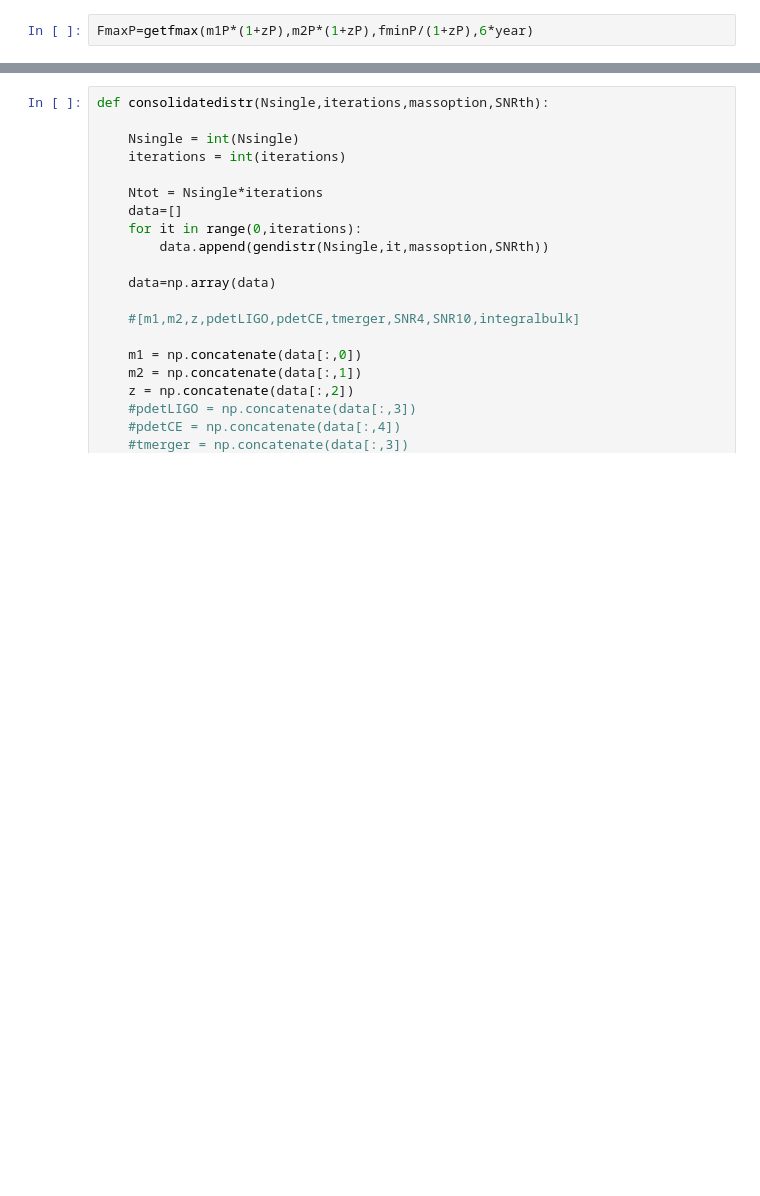
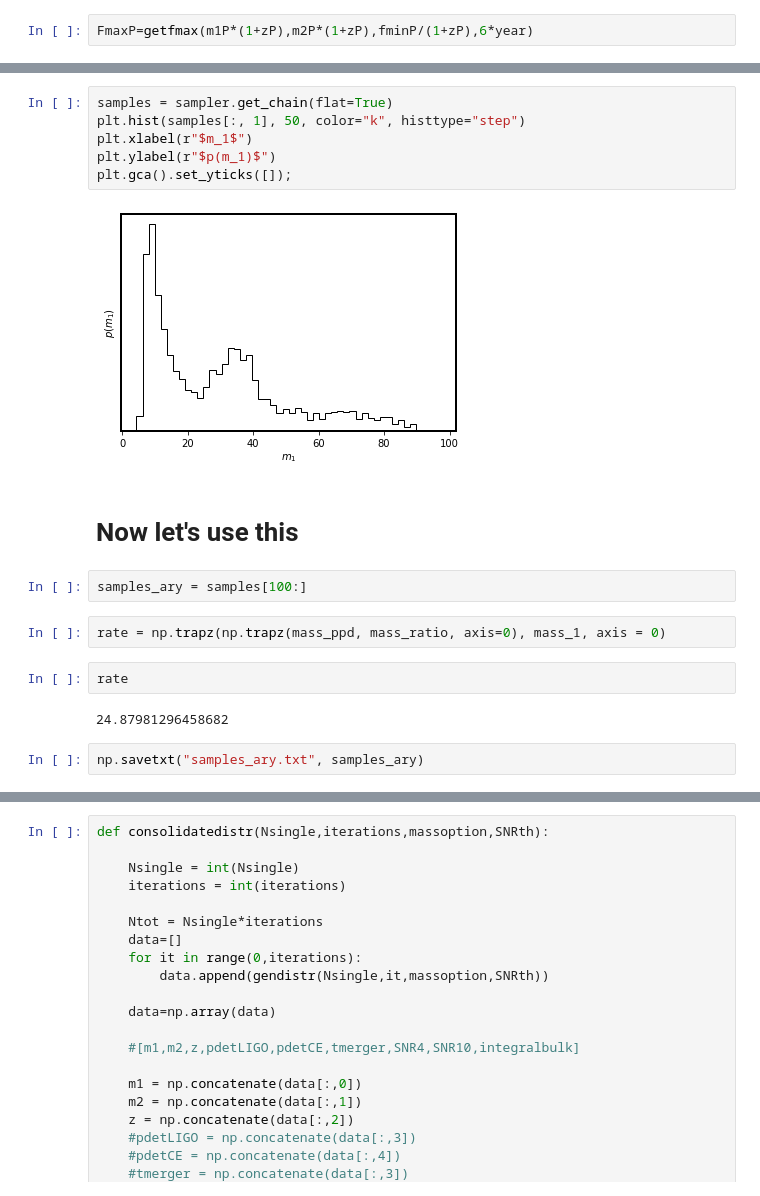
Before and after one commit to andrea0292/Event-Rate-GW, a Jupyter notebook: Check_Stas.ipynb, the cells around one changed output, grey strips where cells are left out. Drawn from its saved outputs; the diff is of its cells as text; blank space fills up the shorter version.

```diff
--- a/Check_Stas.ipynb
+++ b/Check_Stas.ipynb
@@ -321,0 +610,20 @@ SNR(iotaP,psiP,thetaP,phiP,fminP/(1+zP),FmaxP,m1P*(1+zP),m2P*(1+zP),dlP)
+# %%
+samples = sampler.get_chain(flat=True)
+plt.hist(samples[:, 1], 50, color="k", histtype="step")
+plt.xlabel(r"$m_1$")
+plt.ylabel(r"$p(m_1)$")
+plt.gca().set_yticks([]);
+# %% [output]
+[figure, added]
+# %% [markdown]
+# Now let's use this
+# %%
+samples_ary = samples[100:]
+# %%
+rate = np.trapz(np.trapz(mass_ppd, mass_ratio, axis=0), mass_1, axis = 0)
+# %%
+rate
+# %% [output]
+24.87981296458682
+# %%
+np.savetxt("samples_ary.txt", samples_ary)
```
Also changed, not shown: parts of 67 cells of this notebook.
